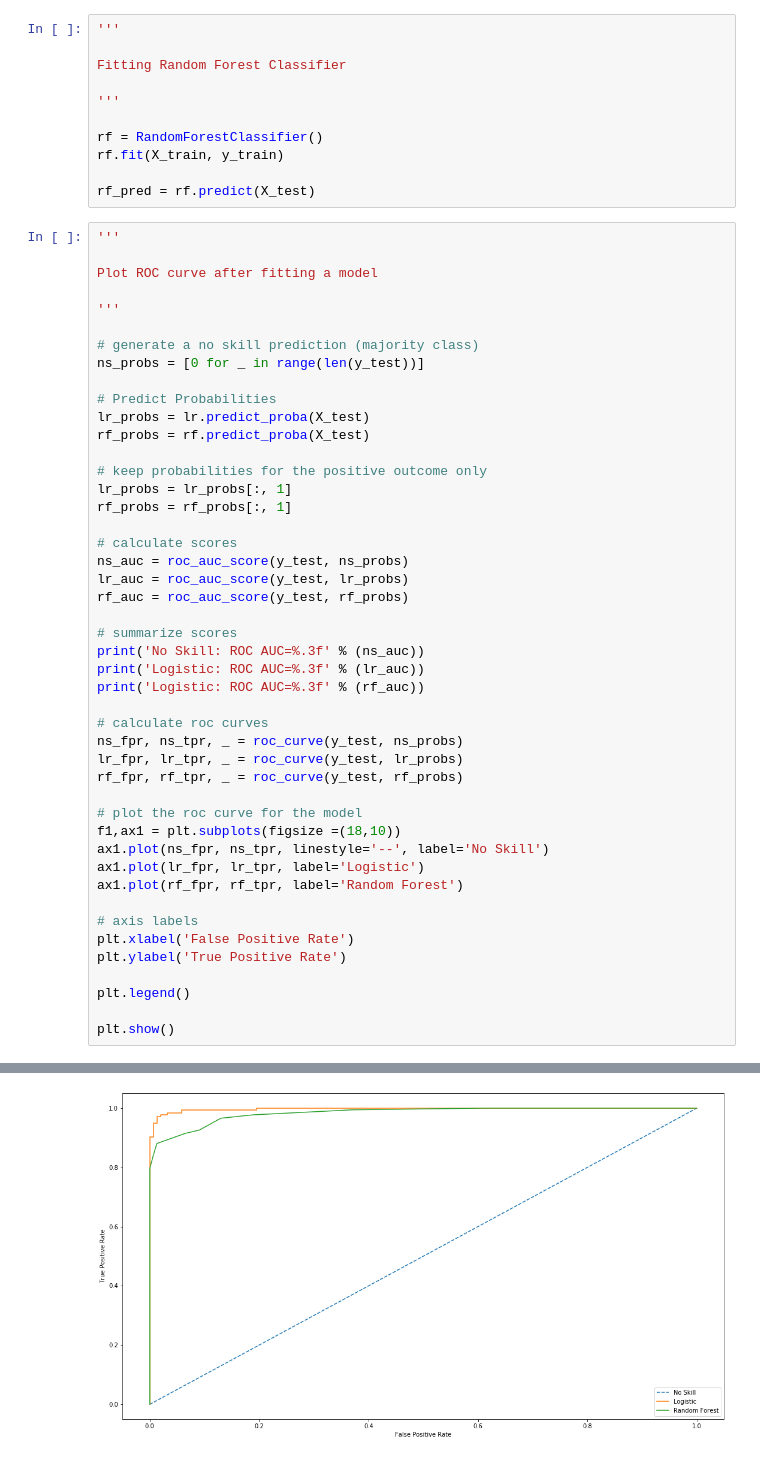
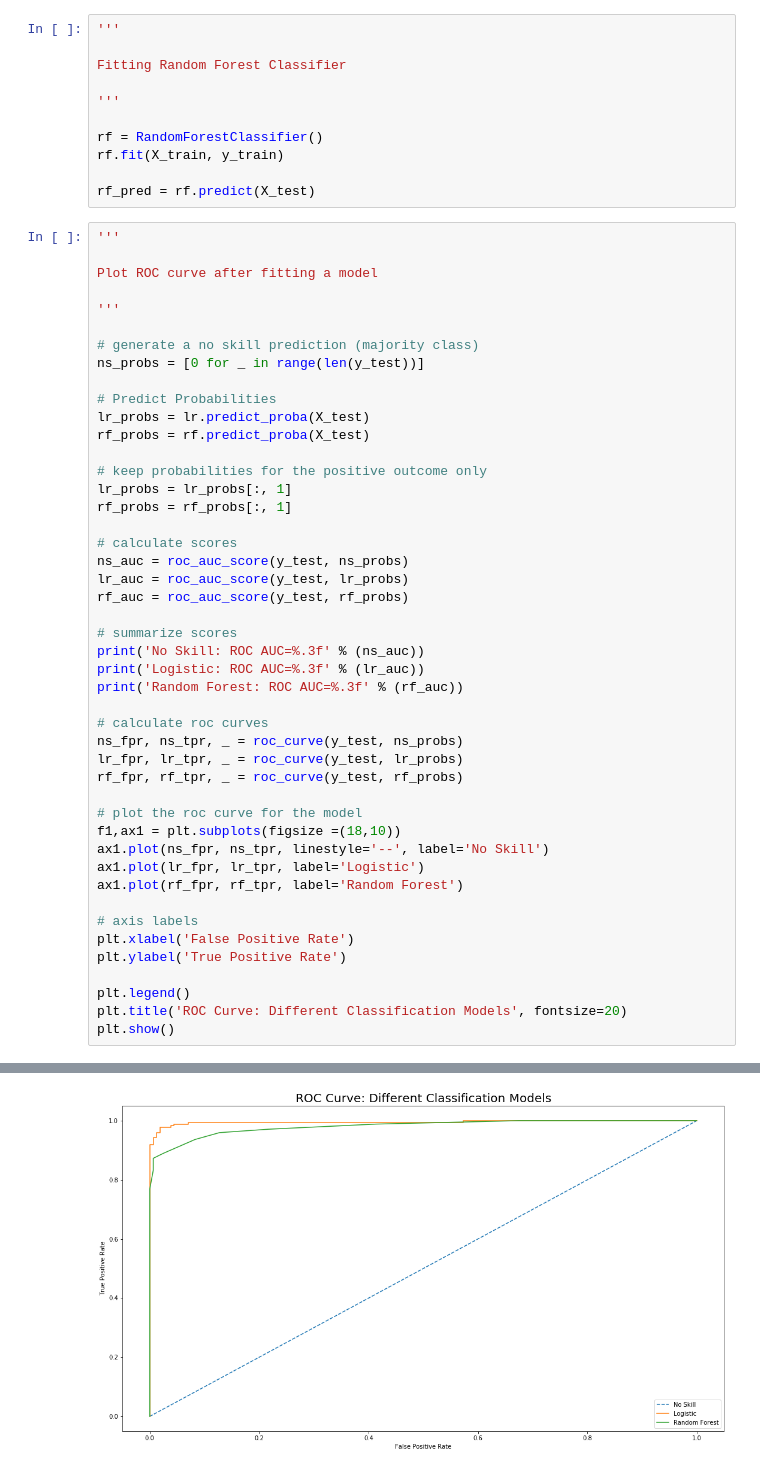
Before and after one commit to Appy011/are_you_dirty_enough, a Jupyter notebook: src/logistic_rf_models.ipynb, the cells around one changed output, grey strips where cells are left out. Saved outputs shown, nothing was run; the diff lists cells and outputs as text.

```diff
--- a/src/logistic_rf_models.ipynb
+++ b/src/logistic_rf_models.ipynb
@@ -110,7 +162,7 @@ rf_auc = roc_auc_score(y_test, rf_probs)
 # summarize scores
 print('No Skill: ROC AUC=%.3f' % (ns_auc))
 print('Logistic: ROC AUC=%.3f' % (lr_auc))
-print('Logistic: ROC AUC=%.3f' % (rf_auc))
+print('Random Forest: ROC AUC=%.3f' % (rf_auc))
 
 # calculate roc curves
 ns_fpr, ns_tpr, _ = roc_curve(y_test, ns_probs)
@@ -128,7 +180,7 @@ plt.xlabel('False Positive Rate')
 plt.ylabel('True Positive Rate')
 
 plt.legend()
-
+plt.title('ROC Curve: Different Classification Models', fontsize=20)
 plt.show()
 # %% [output]
 No Skill: ROC AUC=0.500
@@ -137,4 +189,4 @@ Logistic: ROC AUC=0.984
-[figure, old version]
+[figure, new version]
 # %%
 '''
 
```
Also changed, not shown: parts of 19 cells of this notebook, 1 other file.
